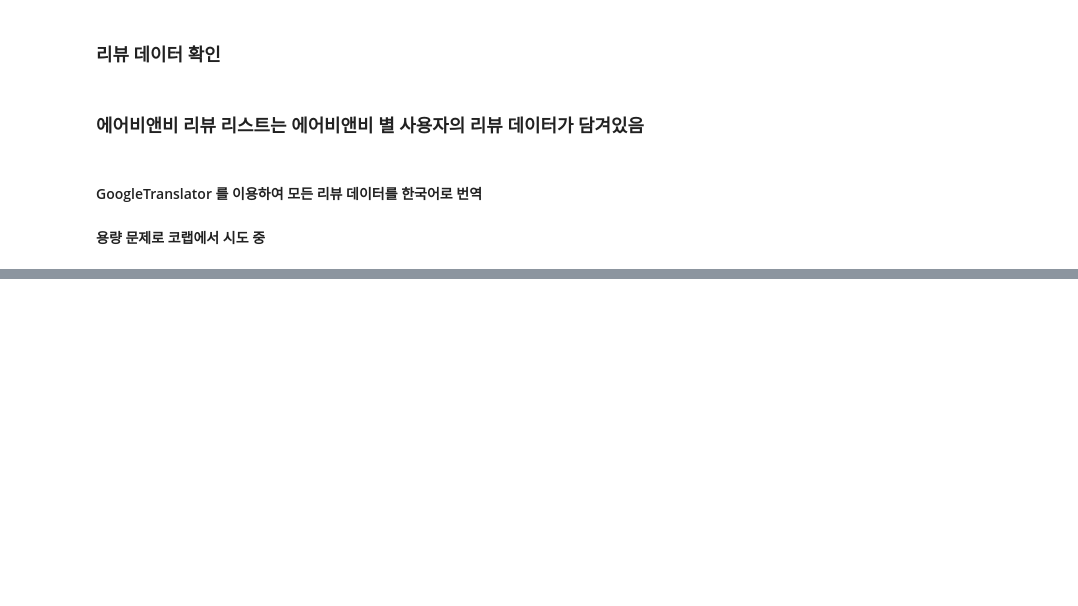
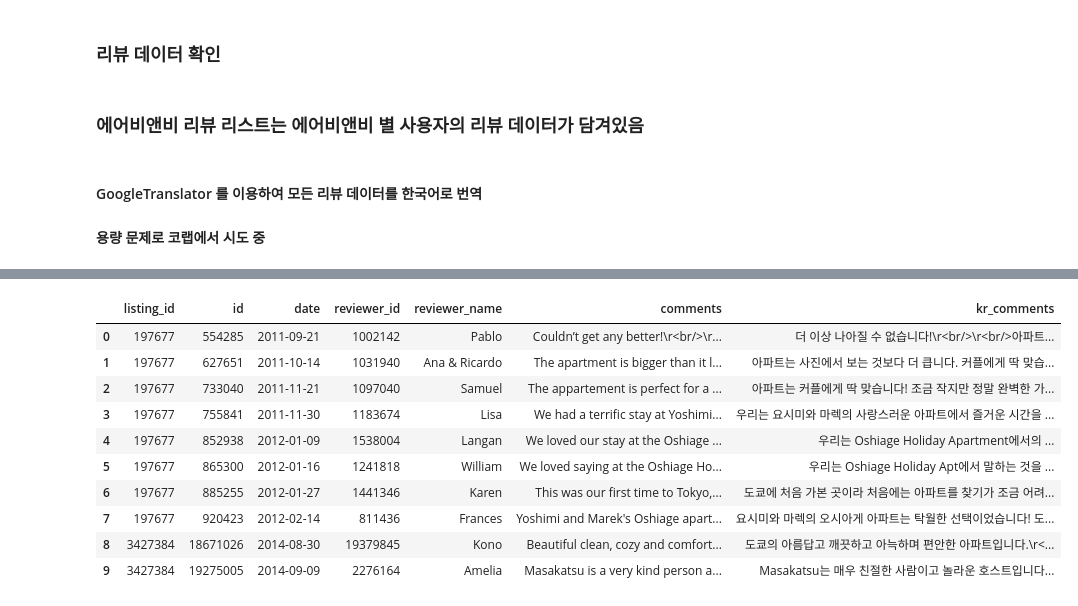
Before and after one commit to zinnie1025/AirbnbWise, a Jupyter notebook: Tokyo_Airbnb/yunyoung/Airbnb_EDA2.ipynb, the cells around one changed output, grey strips where cells are left out. Drawn from its saved outputs; the diff is of its cells as text; code cells hidden in the pictures; blank space fills up the shorter version.

```diff
--- a/Tokyo_Airbnb/yunyoung/Airbnb_EDA2.ipynb
+++ b/Tokyo_Airbnb/yunyoung/Airbnb_EDA2.ipynb
@@ -544,5 +606,18 @@ review_gz.head(100)
 # %%
-df = pd.read_csv('C:\\Users\\lucky\\Documents\\COLLABORATION\\AirbnbWise\\Tokyo_Airbnb\\yunyoung\\translated_reviews.csv')
+df = pd.read_csv('C:\\Users\\lucky\\Documents\\COLLABORATION\\AirbnbWise\\Tokyo_Airbnb\\yunyoung\\testoutput.csv')
+df
+# %% [output]
+|  | listing_id | id | date | reviewer_id | reviewer_name | comments | kr_comments |
+| 0 | 197677 | 554285 | 2011-09-21 | 1002142 | Pablo | Couldn’t get any better!\r<br/>\r... | 더 이상 나아질 수 없습니다!\r<br/>\r<br/>아파트... |
+| 1 | 197677 | 627651 | 2011-10-14 | 1031940 | Ana & Ricardo | The apartment is bigger than it l... | 아파트는 사진에서 보는 것보다 더 큽니다. 커플에게 딱 맞습... |
+| 2 | 197677 | 733040 | 2011-11-21 | 1097040 | Samuel | The appartement is perfect for a ... | 아파트는 커플에게 딱 맞습니다! 조금 작지만 정말 완벽한 가... |
+| 3 | 197677 | 755841 | 2011-11-30 | 1183674 | Lisa | We had a terrific stay at Yoshimi... | 우리는 요시미와 마렉의 사랑스러운 아파트에서 즐거운 시간을 ... |
+| 4 | 197677 | 852938 | 2012-01-09 | 1538004 | Langan | We loved our stay at the Oshiage ... | 우리는 Oshiage Holiday Apartment에서의 ... |
+| 5 | 197677 | 865300 | 2012-01-16 | 1241818 | William | We loved saying at the Oshiage Ho... | 우리는 Oshiage Holiday Apt에서 말하는 것을 ... |
+| 6 | 197677 | 885255 | 2012-01-27 | 1441346 | Karen | This was our first time to Tokyo,... | 도쿄에 처음 가본 곳이라 처음에는 아파트를 찾기가 조금 어려... |
+| 7 | 197677 | 920423 | 2012-02-14 | 811436 | Frances | Yoshimi and Marek's Oshiage apart... | 요시미와 마렉의 오시아게 아파트는 탁월한 선택이었습니다! 도... |
+| 8 | 3427384 | 18671026 | 2014-08-30 | 19379845 | Kono | Beautiful clean, cozy and comfort... | 도쿄의 아름답고 깨끗하고 아늑하며 편안한 아파트입니다.\r<... |
+| 9 | 3427384 | 19275005 | 2014-09-09 | 2276164 | Amelia | Masakatsu is a very kind person a... | Masakatsu는 매우 친절한 사람이고 놀라운 호스트입니다... |
 # %%
 df = df.loc[df['kr_comments'].notnull()]
 df
```
Also changed, not shown: parts of 14 cells of this notebook, 2 other files.
